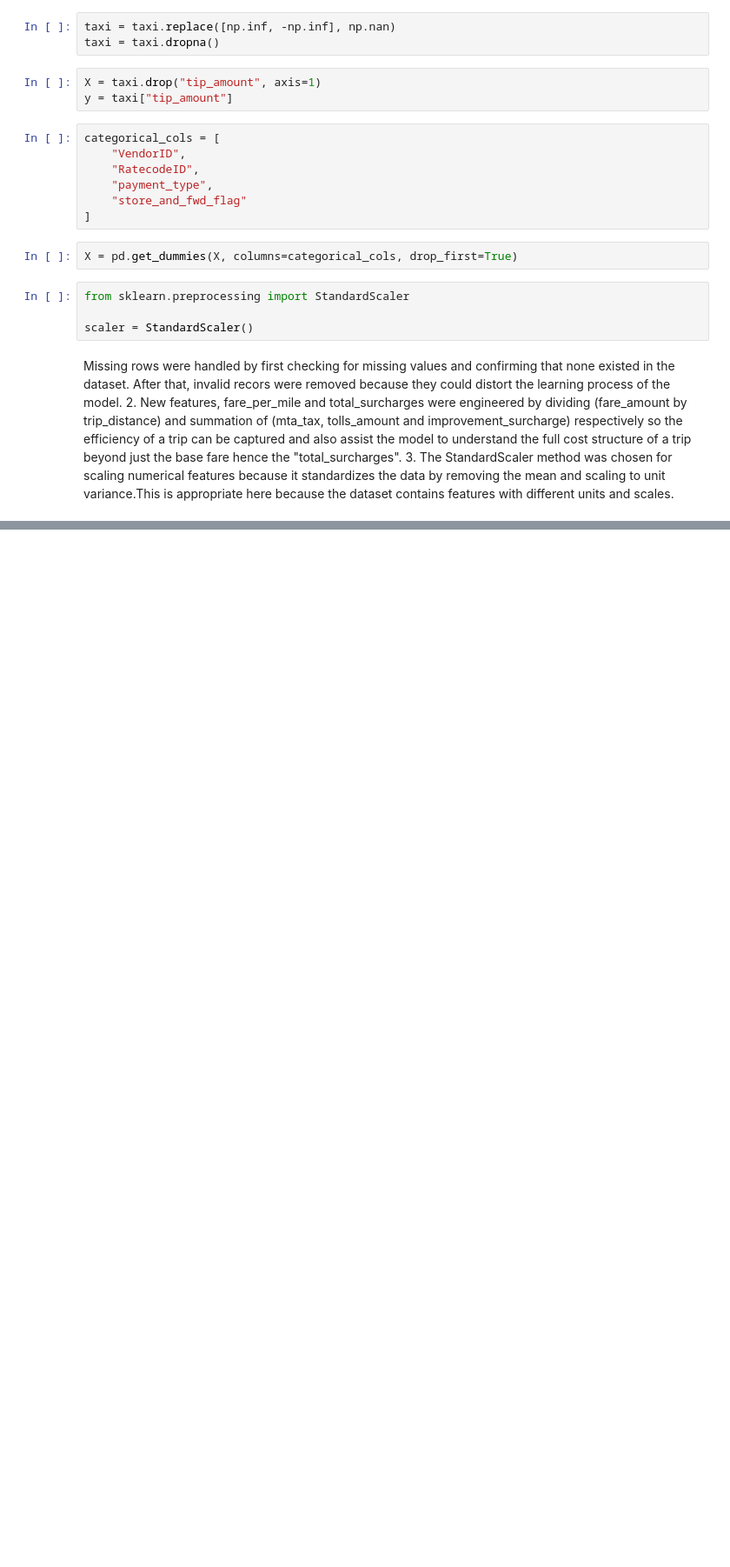
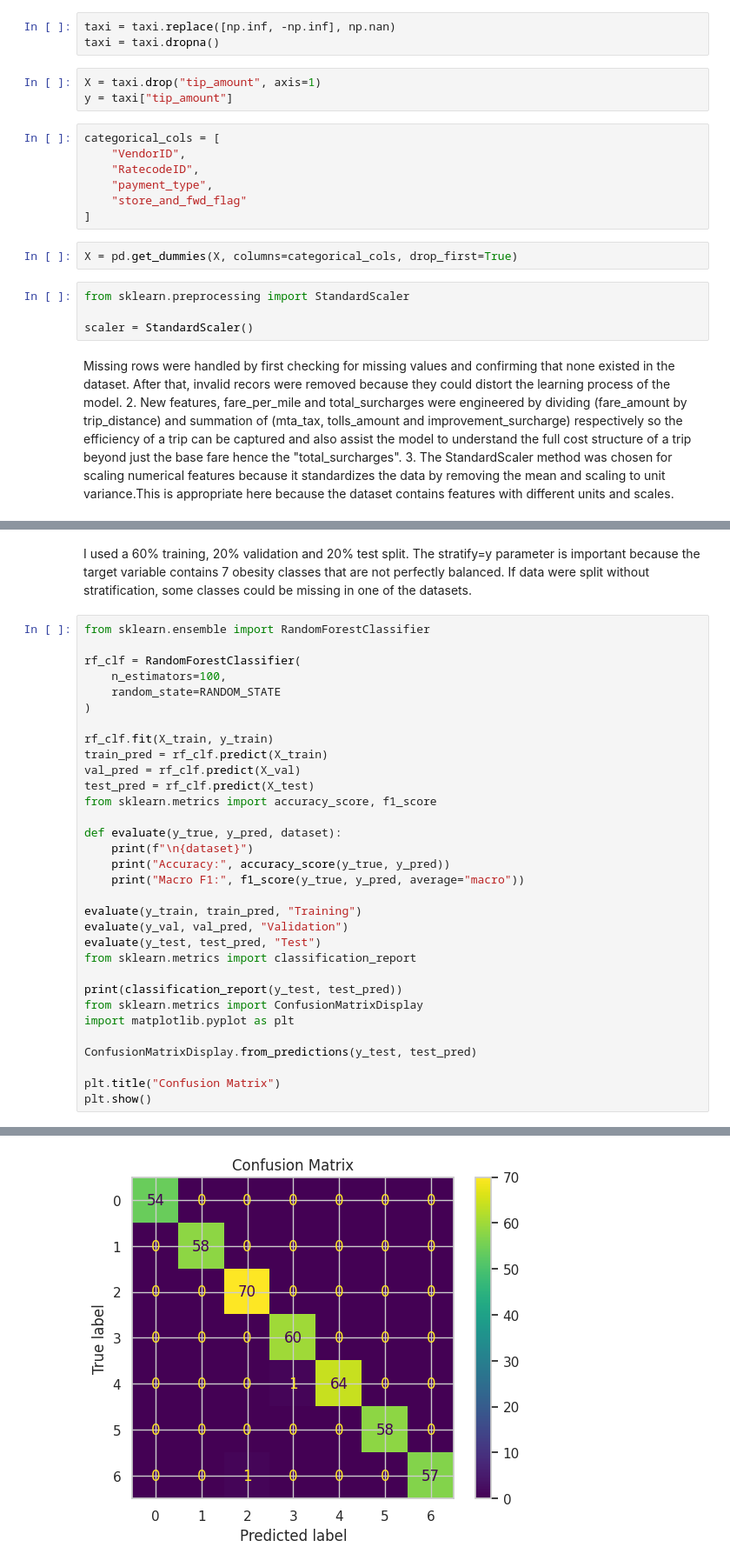
Before and after one commit to MayEmefaFafa/lab-2-predictive-analytics, a Jupyter notebook: lab_2_predictive_analytics.ipynb, the cells around one changed output, grey strips where cells are left out. Shown at 87% size. Cells and saved outputs as stored; diff of their text form; blank space fills up the shorter version.

```diff
--- a/lab_2_predictive_analytics.ipynb
+++ b/lab_2_predictive_analytics.ipynb
@@ -134,0 +349,35 @@ Missing rows were handled by first checking for missing values and confirming th
+# %% [markdown]
+I used a 60% training, 20% validation and 20% test split. The stratify=y parameter is important because the target variable contains 7 obesity classes that are not perfectly balanced. If data were split without stratification, some classes could be missing in one of the datasets.
+# %%
+from sklearn.ensemble import RandomForestClassifier
+
+rf_clf = RandomForestClassifier(
+    n_estimators=100,
+    random_state=RANDOM_STATE
+)
+
+rf_clf.fit(X_train, y_train)
+train_pred = rf_clf.predict(X_train)
+val_pred = rf_clf.predict(X_val)
+test_pred = rf_clf.predict(X_test)
+from sklearn.metrics import accuracy_score, f1_score
+
+def evaluate(y_true, y_pred, dataset):
+    print(f"\n{dataset}")
+    print("Accuracy:", accuracy_score(y_true, y_pred))
+    print("Macro F1:", f1_score(y_true, y_pred, average="macro"))
+
+evaluate(y_train, train_pred, "Training")
+evaluate(y_val, val_pred, "Validation")
+evaluate(y_test, test_pred, "Test")
+from sklearn.metrics import classification_report
+
+print(classification_report(y_test, test_pred))
+from sklearn.metrics import ConfusionMatrixDisplay
+import matplotlib.pyplot as plt
+
+ConfusionMatrixDisplay.from_predictions(y_test, test_pred)
+
+plt.title("Confusion Matrix")
+plt.show()
+# %% [output]
@@ -134,0 +401 @@ Missing rows were handled by first checking for missing values and confirming th
+[figure, added]
```
Also changed, not shown: parts of 25 cells of this notebook.
